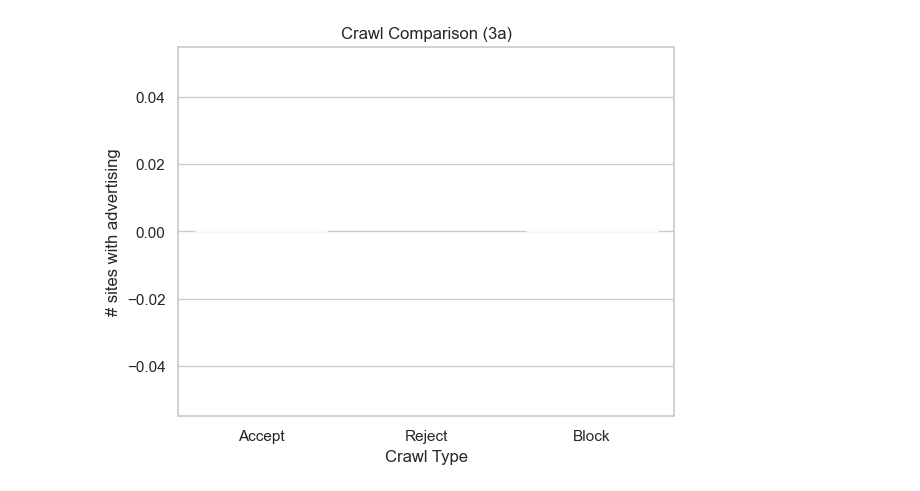
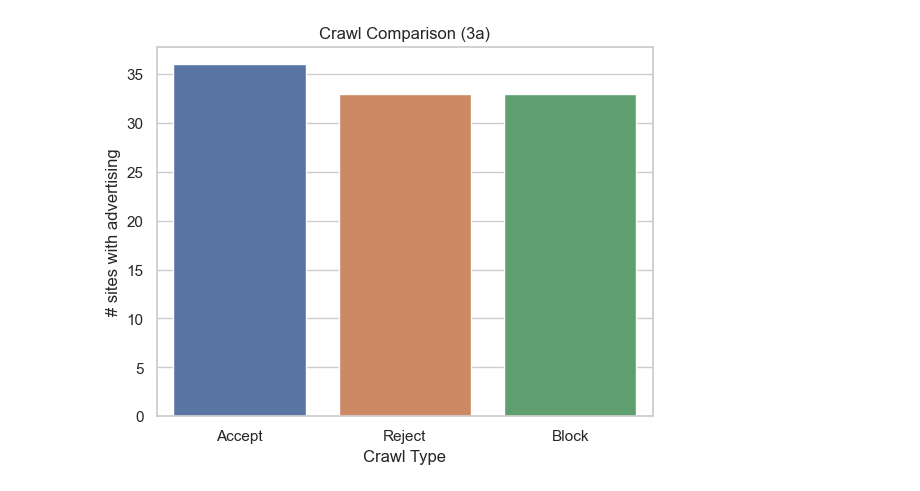
Before and after one commit to najeh-halawani/Automated-Web-Tracking-Detection-and-Privacy-Compliance-Analyzer, a Jupyter notebook: analysis/plot.ipynb, the cells around one changed output. Cells and saved outputs as stored; diff of their text form; code cells hidden in the pictures.

Commit message:
minor fixes plot + explanations

```diff
--- a/analysis/plot.ipynb
+++ b/analysis/plot.ipynb
@@ -112,44 +134,60 @@ summary
 # %%
-# 3a
+# 3a: Number of sites with at least one Advertising request per crawl mode
 
 visits_df, requests_df = load_results(RESULTS_PATH)
+
 label_map = {"accept": "Accept", "reject": "Reject", "block": "Block"}
-visits_df = visits_df.assign(crawl_label=visits_df["crawl_mode"].map(label_map))
 
-advertising_visits = (
-    requests_df[requests_df["disconnect_category"] == "Advertising"]["visit_id"]
-    .dropna()
-    .unique()
+# For each (visit_id, crawl_mode), check if there is at least one Advertising request
+adv_by_visit_mode = (
+    requests_df
+    .assign(has_advertising=requests_df["disconnect_category"] == "Advertising")
+    .groupby(["visit_id", "crawl_mode"], as_index=False)["has_advertising"]
+    .any()
 )
 
+visits_with_adv = (
+    visits_df
+    .merge(adv_by_visit_mode, on=["visit_id", "crawl_mode"], how="left")
+)
+
+visits_with_adv["has_advertising"] = visits_with_adv["has_advertising"].fillna(False)
+visits_with_adv = visits_with_adv.assign(
+    crawl_label=visits_with_adv["crawl_mode"].map(label_map)
+)
+
+# Count how many sites per crawl type have Advertising
 summary = (
-    visits_df.assign(has_advertising=visits_df["visit_id"].isin(advertising_visits))
+    visits_with_adv
     .groupby("crawl_label")["has_advertising"]
     .sum()
     .reindex(["Accept", "Reject", "Block"])
     .rename("# sites with advertising")
 )
 
-# Turn the Series into a DataFrame for seaborn
+# Convert Series into a DataFrame for seaborn
 summary_df = (
     summary
     .reset_index()
-    .rename(columns={"crawl_label": "Crawl Type", "# sites with advertising": "Sites with advertising"})
+    .rename(columns={
+        "crawl_label": "Crawl Type",
+        "# sites with advertising": "Sites with advertising"
+    })
 )
 
 sns.set_theme(style="whitegrid")
 ax = sns.barplot(
     data=summary_df,
     x="Crawl Type",
     y="Sites with advertising",
     hue="Crawl Type",
     palette=["#4C72B0", "#DD8452", "#55A868"],
     legend=False,
 )
 
 ax.set_xlabel("Crawl Type")
 ax.set_ylabel("# sites with advertising")
 ax.set_title("Crawl Comparison (3a)")
 plt.show()
 # %% [output]
-[figure, old version]
+[figure, new version]
```
Also changed, not shown: parts of 32 cells of this notebook.
